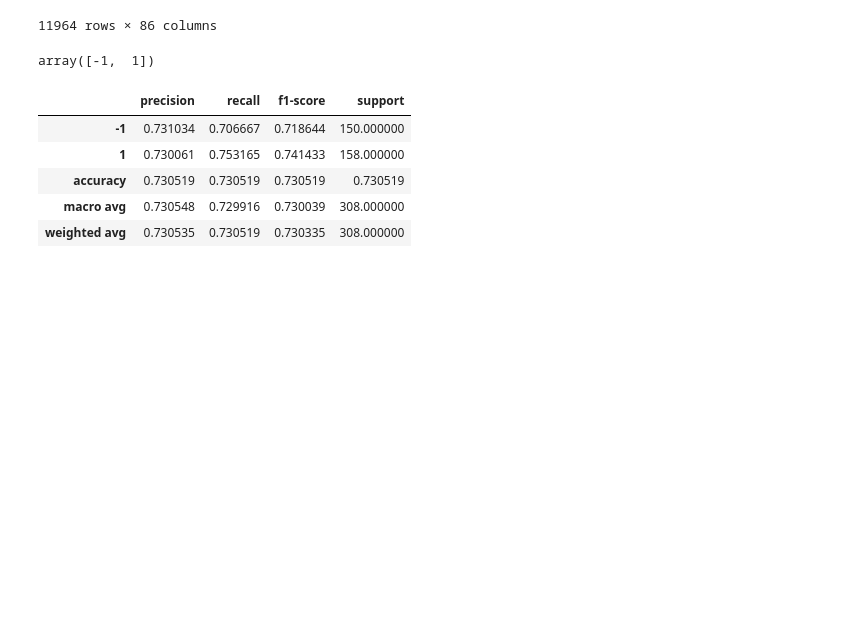
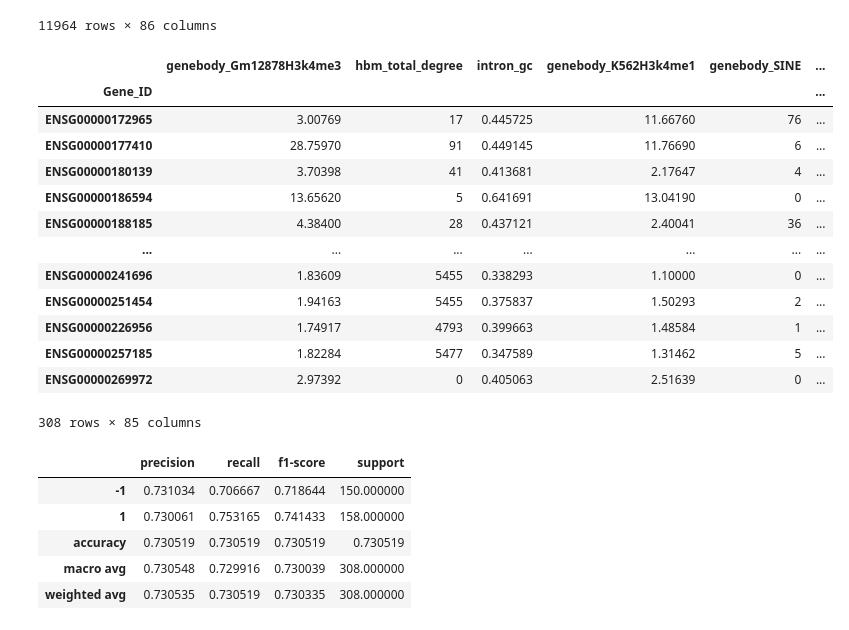
Before and after one commit to masyahook/CRlncRC-Shiny-App, a Jupyter notebook: ana.ipynb, the cells around one changed output. Saved outputs shown, nothing was run; the diff lists cells and outputs as text; code cells hidden in the pictures; blank space fills up the shorter version.

```diff
--- a/ana.ipynb
+++ b/ana.ipynb
@@ -91,9 +91,27 @@ def get_data(path_to_folder):
     # feature selection
     new_df = feature_select(new_df)
     y = np.array(new_df.label)
-    X = np.array(new_df.iloc[:,1:].values)
+    X = new_df.iloc[:,1:]
 
     return X, y
+
+
+def feature_importance_display(clf, model_id, X):
+    if model_id == 'NB':
+        importances = pd.DataFrame(
+            {
+                'positive_odds': clf.feature_log_prob_[0, :],
+                'negative_odds': clf.feature_log_prob_[1, :]
+            },
+            index=X.index
+        ).sort_values('positive_odds', ascending=False)
+    elif model_id == 'LR':
+        importances = pd.Series(clf.coef_[0], index=X.columns).sort_values(ascending=True)
+    elif model_id == 'RF':
+        importances = pd.Series(clf.feature_importances_, index=X.columns).sort_values(ascending=True)
+    else:
+        raise NotImplementedError(f'The feature importances module is not supporting model_id="{model_id}"..')
+    return importances.plot(kind='barh', figsize=(15, 20))
 
 
 def run_ML_pipeline(report, model_id):
@@ -137,7 +155,7 @@ def run_ML_pipeline(report, model_id):
 
     if report == 'classification_metrics':
         report_dict =  classification_report(train_y, pred_y, output_dict=True)
-        df = pd.DataFrame(report_dict).transpose()
+        df = pd.DataFrame(report_dict).transpose().reset_index()
         return df
 
     elif report == 'confusion_matrix':
@@ -148,6 +166,10 @@ def run_ML_pipeline(report, model_id):
         roc_auc_curve_plot = RocCurveDisplay.from_estimator(clf, train_X, train_y).ax_
         return roc_auc_curve_plot
 
+    elif report == 'feature_importance':
+        feature_importance_plot = feature_importance_display(clf, model_id, train_X)
+        return feature_importance_plot
+
     else:
         raise NotImplementedError(f'The report={report} is not known!')
 
@@ -156,10 +178,23 @@ if __name__ == '__main__':
     run_ML_pipeline('classification_metrics', 'NB')
 # %%
 X, y = get_data('CRlncRC')
-# %%
-np.unique(y)
-# %% [output]
-array([-1,  1])
+# %%
+X
+# %% [output]
+|  | genebody_Gm12878H3k4me3 | hbm_total_degree | intron_gc | genebody_K562H3k4me1 | genebody_SINE | ... |
+| Gene_ID |  |  |  |  |  | ... |
+| ENSG00000172965 | 3.00769 | 17 | 0.445725 | 11.66760 | 76 | ... |
+| ENSG00000177410 | 28.75970 | 91 | 0.449145 | 11.76690 | 6 | ... |
+| ENSG00000180139 | 3.70398 | 41 | 0.413681 | 2.17647 | 4 | ... |
+| ENSG00000186594 | 13.65620 | 5 | 0.641691 | 13.04190 | 0 | ... |
+| ENSG00000188185 | 4.38400 | 28 | 0.437121 | 2.40041 | 36 | ... |
+| ... | ... | ... | ... | ... | ... | ... |
+| ENSG00000241696 | 1.83609 | 5455 | 0.338293 | 1.10000 | 0 | ... |
+| ENSG00000251454 | 1.94163 | 5455 | 0.375837 | 1.50293 | 2 | ... |
+| ENSG00000226956 | 1.74917 | 4793 | 0.399663 | 1.48584 | 1 | ... |
+| ENSG00000257185 | 1.82284 | 5477 | 0.347589 | 1.31462 | 5 | ... |
+| ENSG00000269972 | 2.97392 | 0 | 0.405063 | 2.51639 | 0 | ... |
+308 rows × 85 columns
 # %%
 a = run_ML_pipeline('classification_metrics', 'NB')
 # %%
```
Also changed, not shown: 3 other files.
